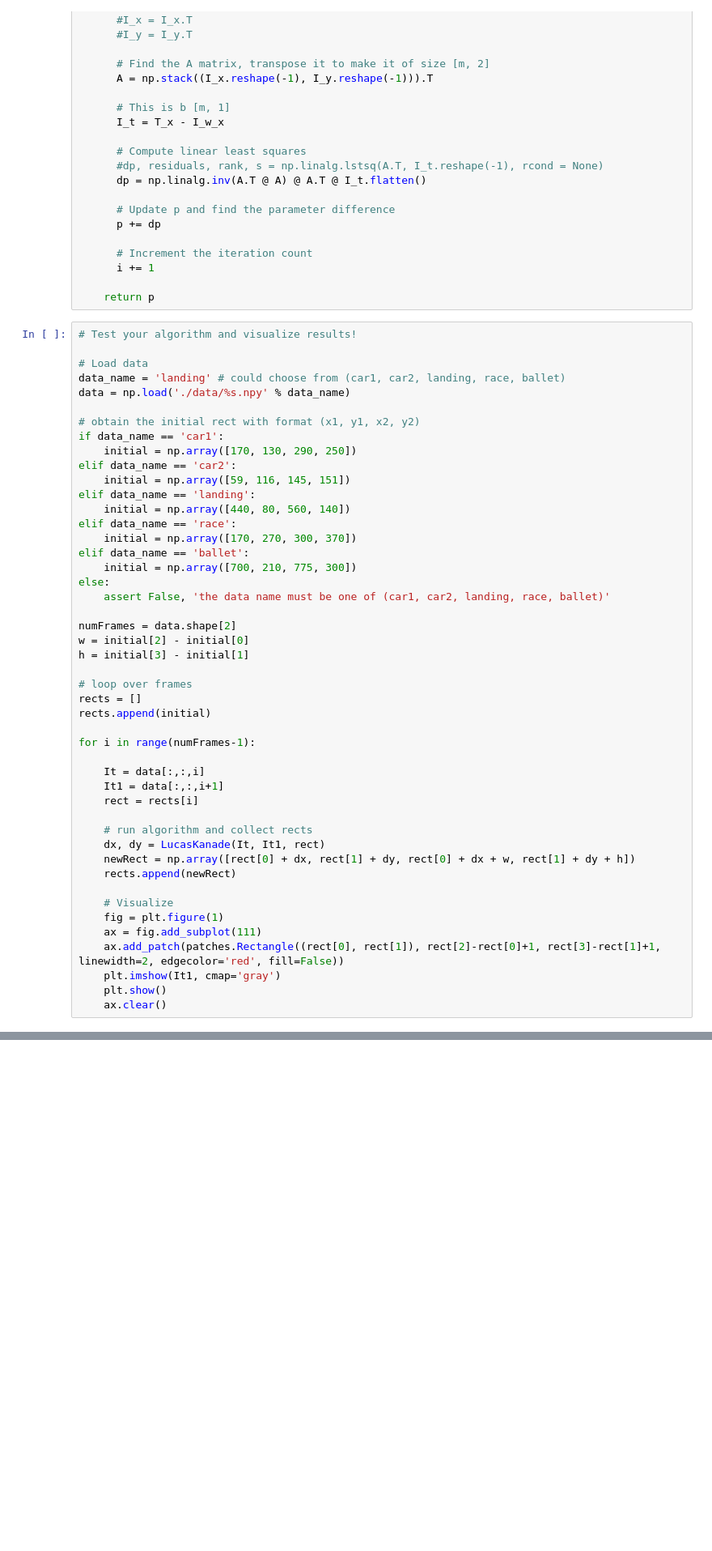
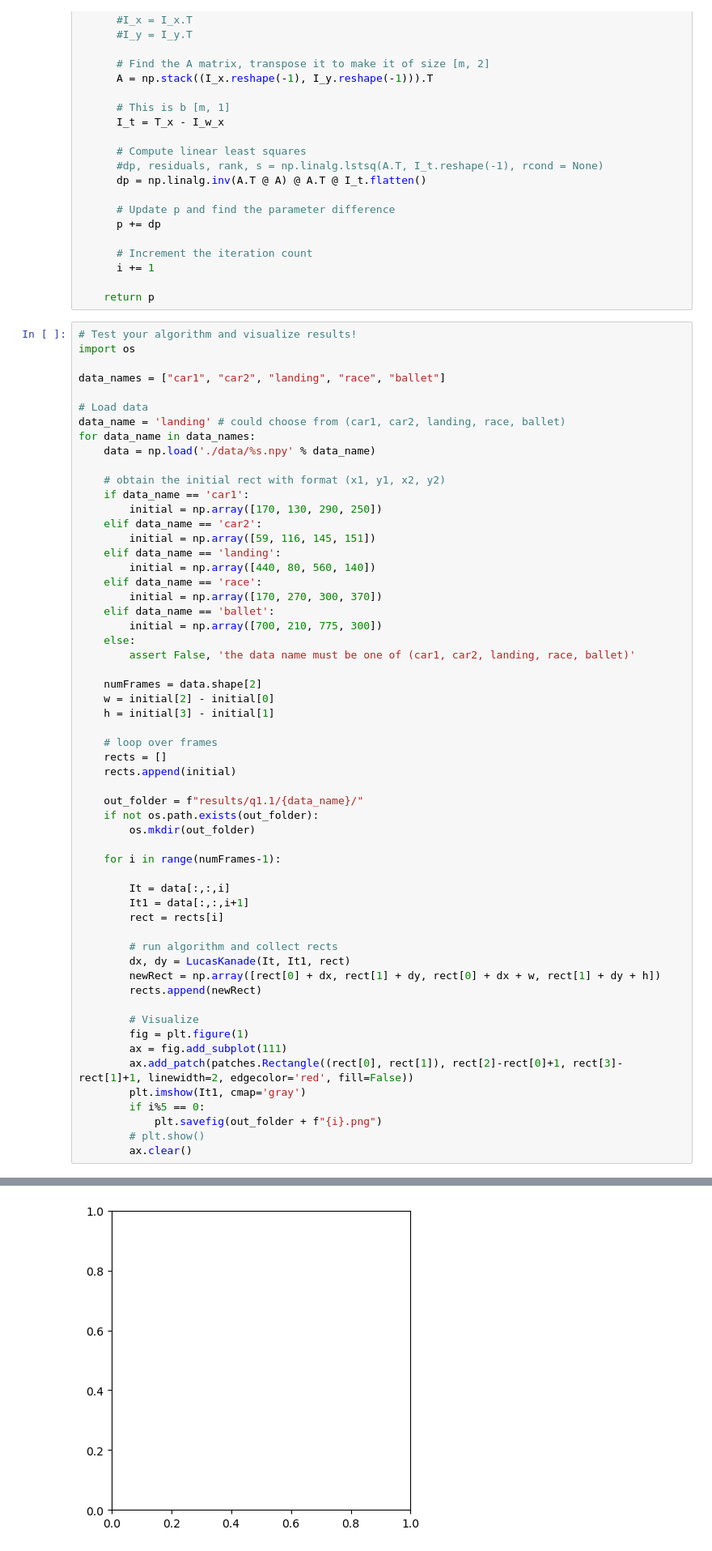
Before and after one commit to klammecr/16720-ComputerVision, a Jupyter notebook: hw6/q1.ipynb, the cells around one changed output, grey strips where cells are left out. Shown at 81% size. Saved outputs shown, nothing was run; the diff lists cells and outputs as text; blank space fills up the shorter version.

```diff
--- a/hw6/q1.ipynb
+++ b/hw6/q1.ipynb
@@ -125,48 +125,59 @@ def LucasKanade(It, It1, rect, thresh=.025, maxIt=100):
     return p
 # %%
 # Test your algorithm and visualize results!
+import os
+
+data_names = ["car1", "car2", "landing", "race", "ballet"]
 
 # Load data
 data_name = 'landing' # could choose from (car1, car2, landing, race, ballet)
-data = np.load('./data/%s.npy' % data_name)
+for data_name in data_names:
+    data = np.load('./data/%s.npy' % data_name)
 
-# obtain the initial rect with format (x1, y1, x2, y2)
-if data_name == 'car1':
-    initial = np.array([170, 130, 290, 250])
-elif data_name == 'car2':
-    initial = np.array([59, 116, 145, 151])
-elif data_name == 'landing':
-    initial = np.array([440, 80, 560, 140])
-elif data_name == 'race':
-    initial = np.array([170, 270, 300, 370])
-elif data_name == 'ballet':
-    initial = np.array([700, 210, 775, 300])
-else:
-    assert False, 'the data name must be one of (car1, car2, landing, race, ballet)'
+    # obtain the initial rect with format (x1, y1, x2, y2)
+    if data_name == 'car1':
+        initial = np.array([170, 130, 290, 250])
+    elif data_name == 'car2':
+        initial = np.array([59, 116, 145, 151])
+    elif data_name == 'landing':
+        initial = np.array([440, 80, 560, 140])
+    elif data_name == 'race':
+        initial = np.array([170, 270, 300, 370])
+    elif data_name == 'ballet':
+        initial = np.array([700, 210, 775, 300])
+    else:
+        assert False, 'the data name must be one of (car1, car2, landing, race, ballet)'
 
-numFrames = data.shape[2]
-w = initial[2] - initial[0]
-h = initial[3] - initial[1]
+    numFrames = data.shape[2]
+    w = initial[2] - initial[0]
+    h = initial[3] - initial[1]
 
-# loop over frames
-rects = []
-rects.append(initial)
+    # loop over frames
+    rects = []
+    rects.append(initial)
 
-for i in range(numFrames-1):
+    out_folder = f"results/q1.1/{data_name}/"
+    if not os.path.exists(out_folder):
+        os.mkdir(out_folder)
 
-    It = data[:,:,i]
-    It1 = data[:,:,i+1]
-    rect = rects[i]
+    for i in range(numFrames-1):
 
-    # run algorithm and collect rects
-    dx, dy = LucasKanade(It, It1, rect)
-    newRect = np.array([rect[0] + dx, rect[1] + dy, rect[0] + dx + w, rect[1] + dy + h])
-    rects.append(newRect)
+        It = data[:,:,i]
+        It1 = data[:,:,i+1]
+        rect = rects[i]
 
-    # Visualize
-    fig = plt.figure(1)
-    ax = fig.add_subplot(111)
-    ax.add_patch(patches.Rectangle((rect[0], rect[1]), rect[2]-rect[0]+1, rect[3]-rect[1]+1, linewidth=2, edgecolor='red', fill=False))
-    plt.imshow(It1, cmap='gray')
-    plt.show()
-    ax.clear()
+        # run algorithm and collect rects
+        dx, dy = LucasKanade(It, It1, rect)
+        newRect = np.array([rect[0] + dx, rect[1] + dy, rect[0] + dx + w, rect[1] + dy + h])
+        rects.append(newRect)
+
+        # Visualize
+        fig = plt.figure(1)
+        ax = fig.add_subplot(111)
+        ax.add_patch(patches.Rectangle((rect[0], rect[1]), rect[2]-rect[0]+1, rect[3]-rect[1]+1, linewidth=2, edgecolor='red', fill=False))
+        plt.imshow(It1, cmap='gray')
+        if i%5 == 0:
+            plt.savefig(out_folder + f"{i}.png")
+        # plt.show()
+        ax.clear()
+# %% [output]
@@ -173,3 +185,4 @@ for i in range(numFrames-1):
+[figure, added]
 # %%
 # For some transparency: we evaluate on multiple frames in a given video starting from the first frame.
 # We then compare against the reference implementation and calculate the sum of all differences.
```
Also changed, not shown: parts of 3 cells of this notebook, 3 other files.
